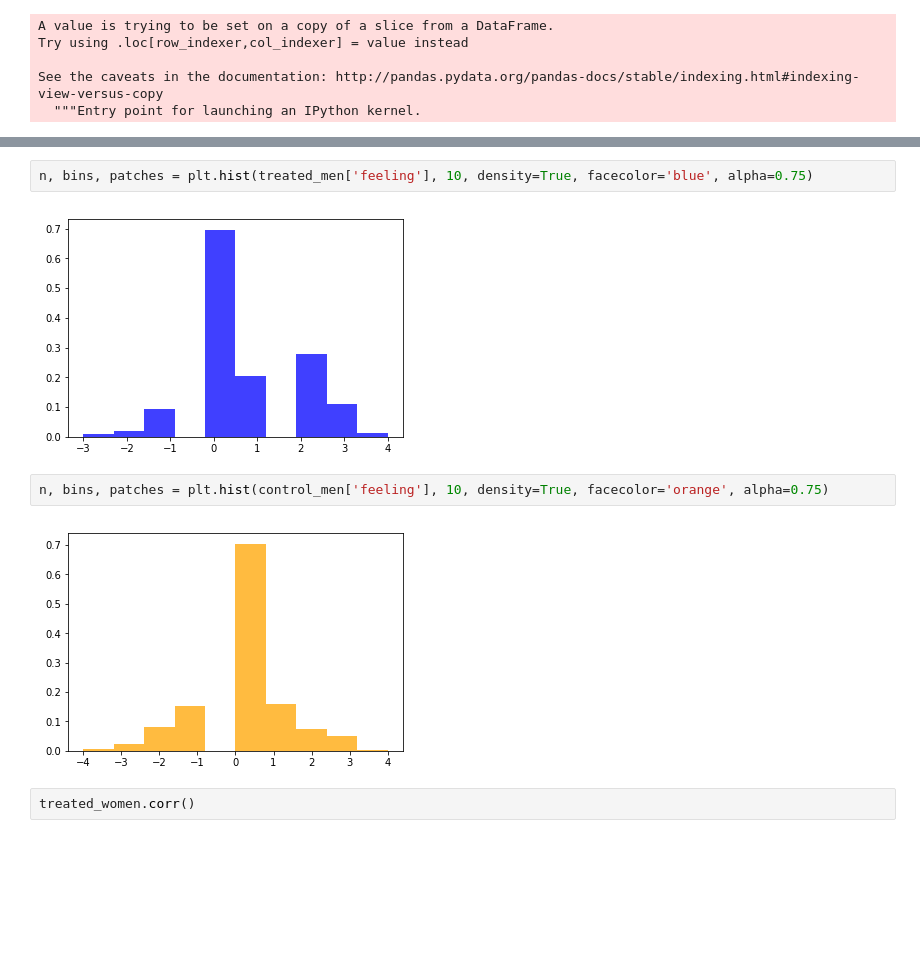
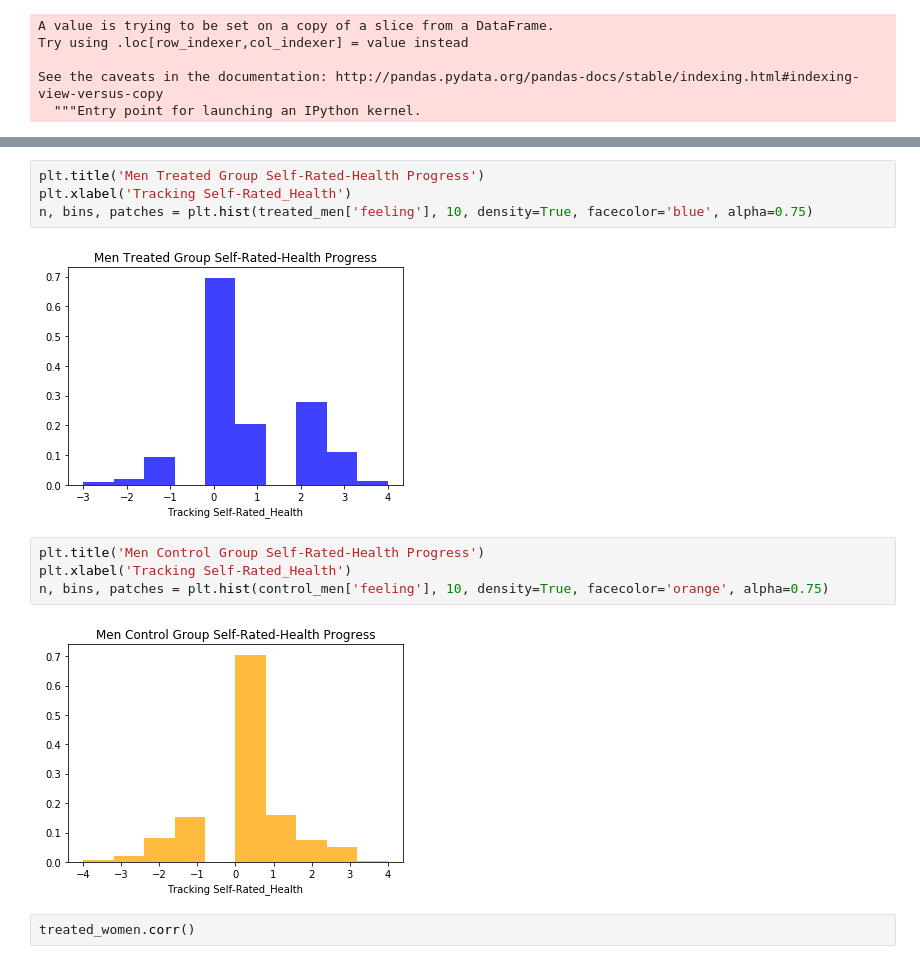
Before and after one commit to cho244/stanford_research, a Jupyter notebook: Data_Analysis_practice.ipynb, the cells around one changed output, grey strips where cells are left out. Cells and saved outputs as stored; diff of their text form; blank space fills up the shorter version.

```diff
--- a/Data_Analysis_practice.ipynb
+++ b/Data_Analysis_practice.ipynb
@@ -557,11 +561,15 @@ n, bins, patches = plt.hist(control_women['feeling'], 10, density=True, facecolo
 # %%
+plt.title('Men Treated Group Self-Rated-Health Progress')
+plt.xlabel('Tracking Self-Rated_Health')
 n, bins, patches = plt.hist(treated_men['feeling'], 10, density=True, facecolor='blue', alpha=0.75)
 # %% [output]
-[figure, old version]
+[figure, new version]
 # %%
+plt.title('Men Control Group Self-Rated-Health Progress')
+plt.xlabel('Tracking Self-Rated_Health')
 n, bins, patches = plt.hist(control_men['feeling'], 10, density=True, facecolor='orange', alpha=0.75)
 # %% [output]
-[figure, old version]
+[figure, new version]
 # %%
 treated_women.corr()
 # %% [output]
```
Also changed, not shown: parts of 2 cells of this notebook, 1 other file.
